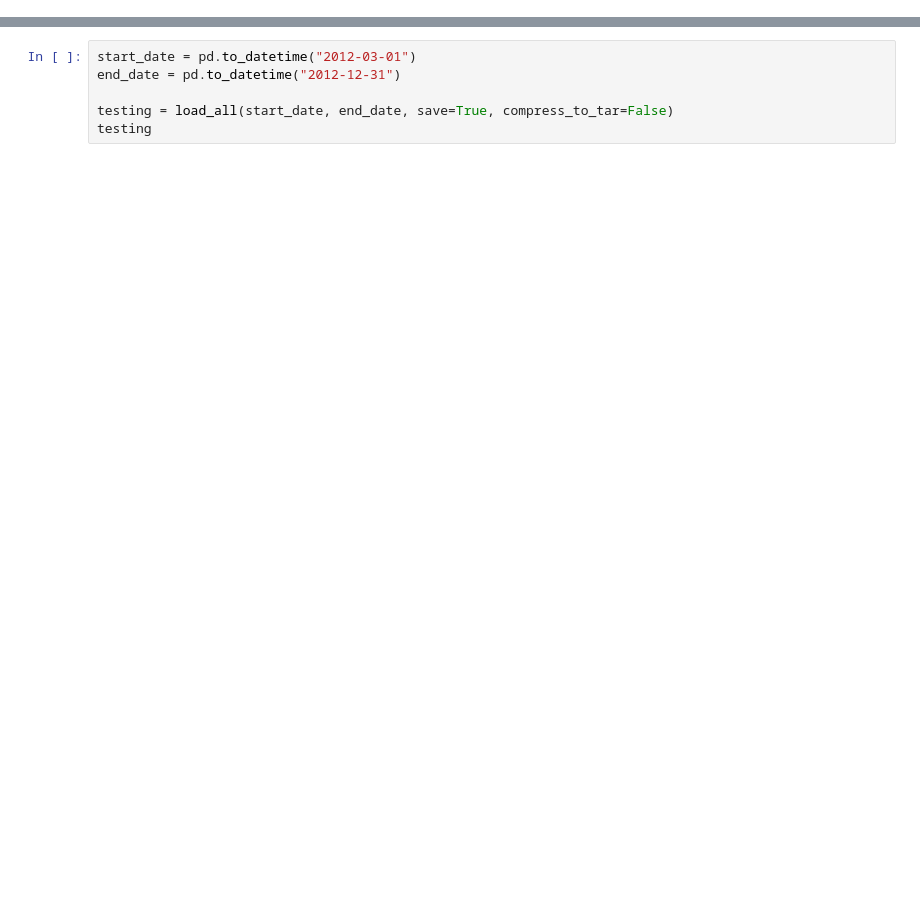
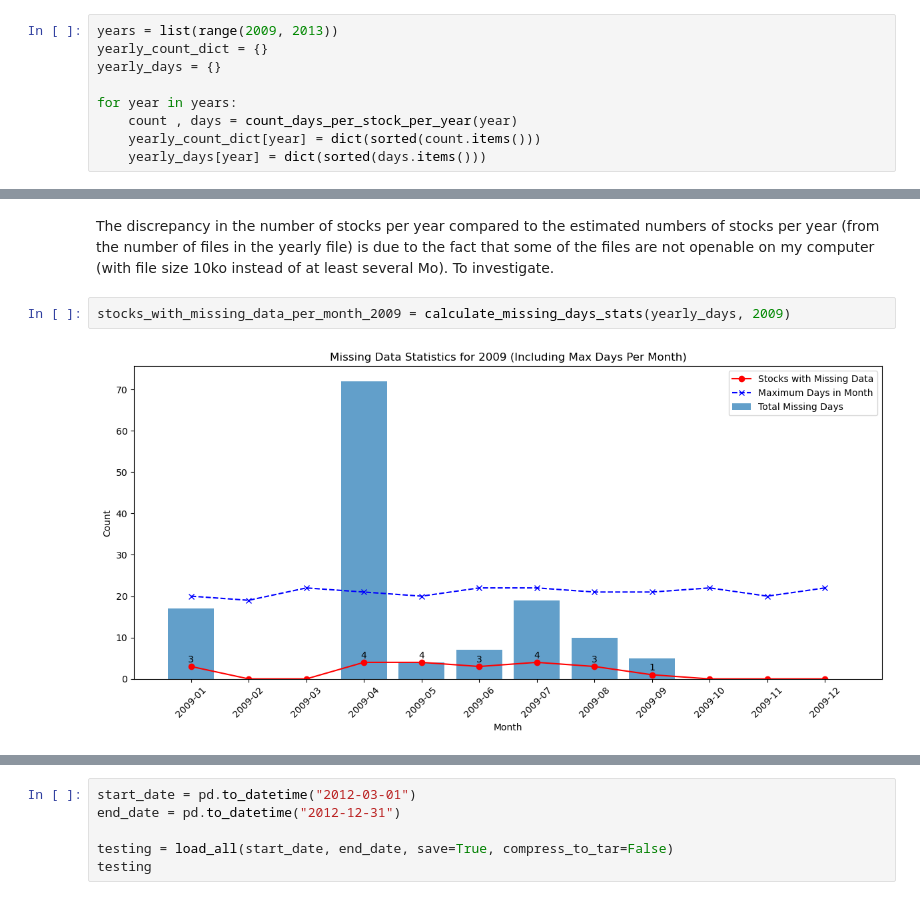
Before and after one commit to PH-14/FBD_2024_GroupE, a Jupyter notebook: uploading.ipynb, the cells around one changed output, grey strips where cells are left out. Cells and saved outputs as stored; diff of their text form; blank space fills up the shorter version.

```diff
--- a/uploading.ipynb
+++ b/uploading.ipynb
@@ -4,0 +4,9 @@ from data_exploration import *
+# %%
+years = list(range(2009, 2013))
+yearly_count_dict = {}
+yearly_days = {}
+
+for year in years:
+    count , days = count_days_per_stock_per_year(year)
+    yearly_count_dict[year] = dict(sorted(count.items()))
+    yearly_days[year] = dict(sorted(days.items()))
@@ -4,0 +35,6 @@ from data_exploration import *
+# %% [markdown]
+The discrepancy in the number of stocks per year compared to the estimated numbers of stocks per year (from the number of files in the yearly file) is due to the fact that some of the files are not openable on my computer (with file size 10ko instead of at least several Mo). To investigate.
+# %%
+stocks_with_missing_data_per_month_2009 = calculate_missing_days_stats(yearly_days, 2009)
+# %% [output]
+[figure, added]
```
Also changed, not shown: parts of 12 cells of this notebook, 15 other files.
